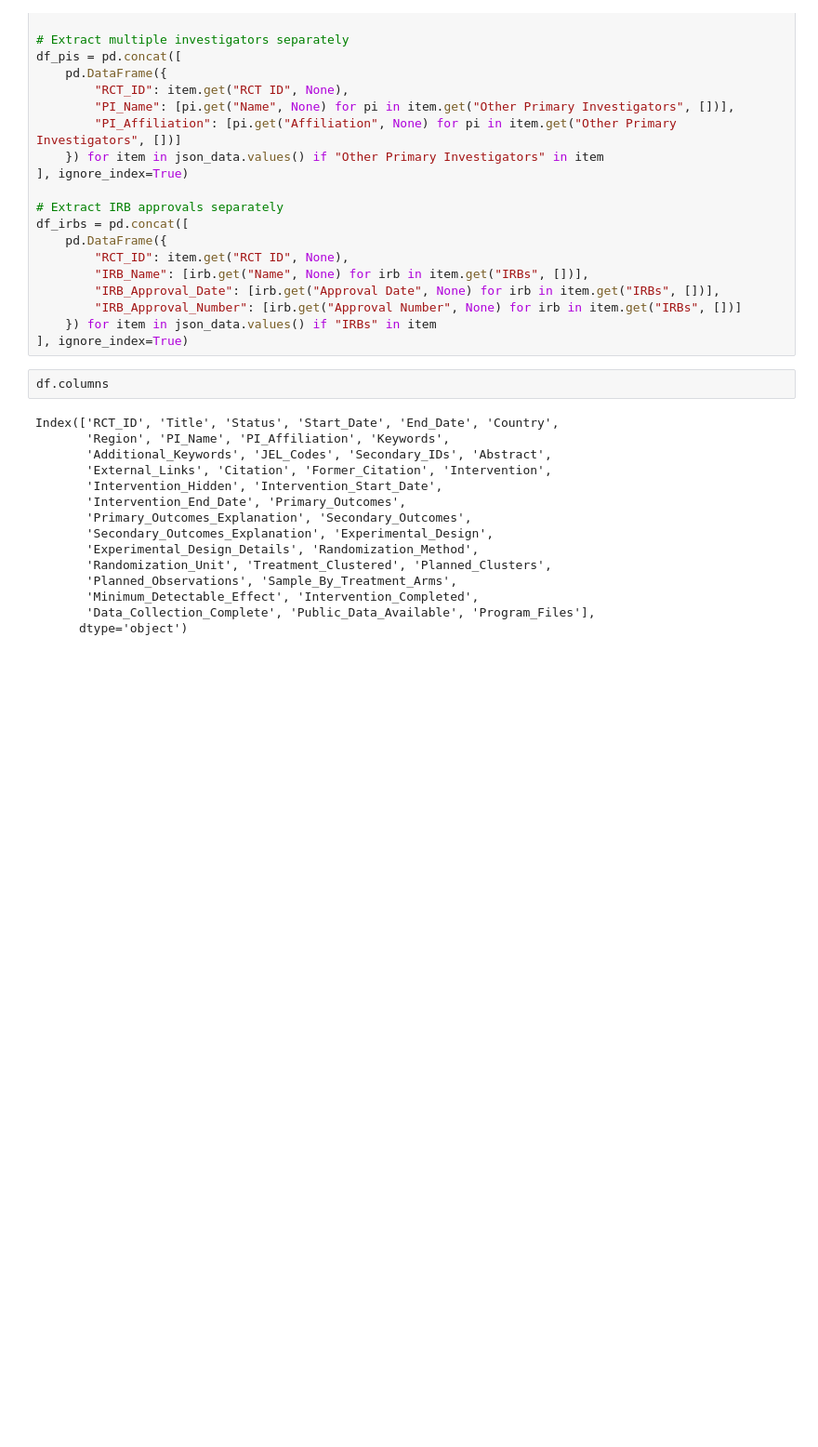
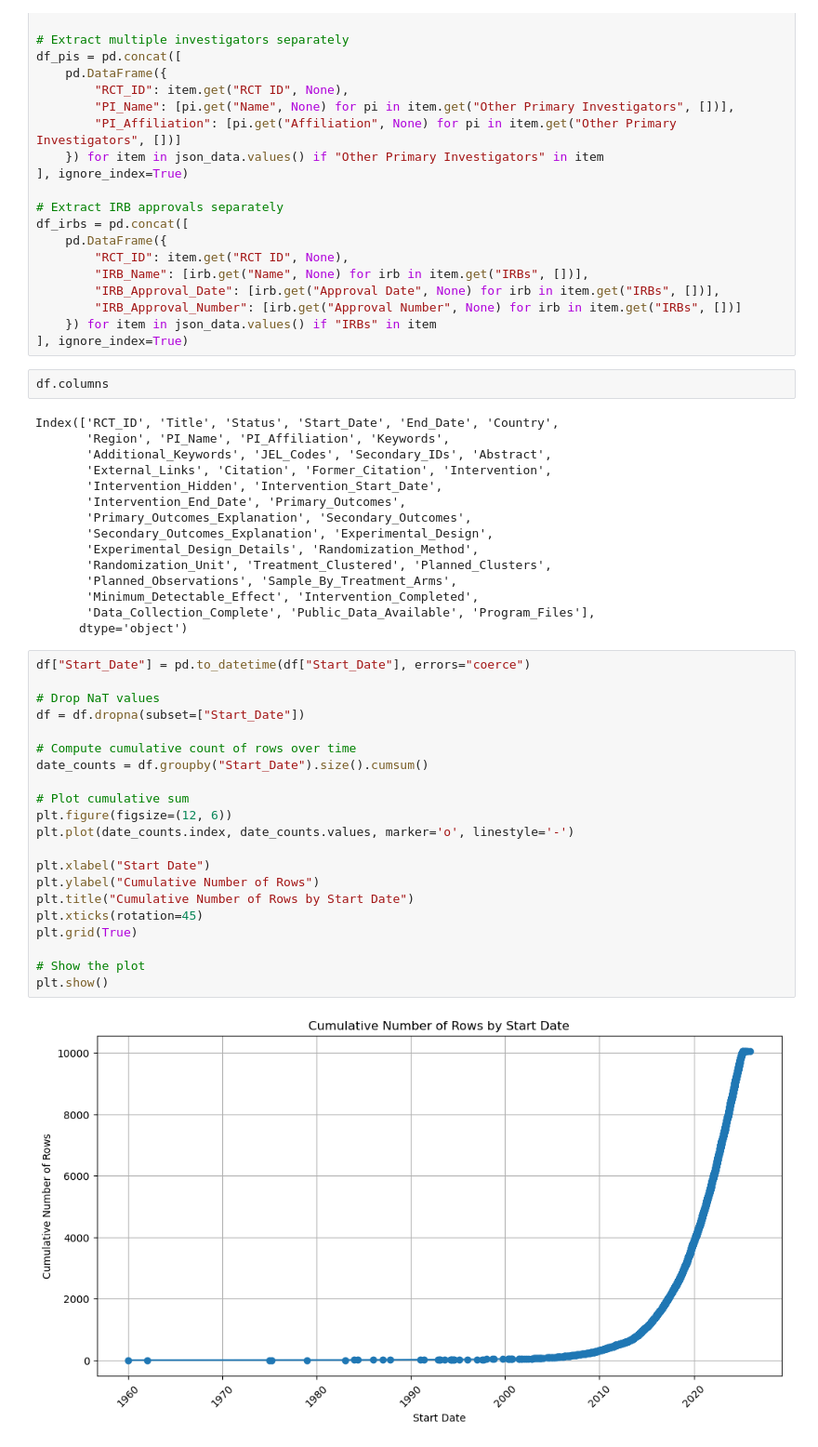
Before and after one commit to soodoku/aea_rct_reg, a Jupyter notebook: aea_rct.ipynb, the cells around one changed output. Shown at 93% size. Cells and saved outputs as stored; diff of their text form; blank space fills up the shorter version.

Commit message:
start date

```diff
--- a/aea_rct.ipynb
+++ b/aea_rct.ipynb
@@ -86,3 +90,26 @@ Index(['RCT_ID', 'Title', 'Status', 'Start_Date', 'End_Date', 'Country',
        'Minimum_Detectable_Effect', 'Intervention_Completed',
        'Data_Collection_Complete', 'Public_Data_Available', 'Program_Files'],
       dtype='object')
+# %%
+df["Start_Date"] = pd.to_datetime(df["Start_Date"], errors="coerce")
+
+# Drop NaT values
+df = df.dropna(subset=["Start_Date"])
+
+# Compute cumulative count of rows over time
+date_counts = df.groupby("Start_Date").size().cumsum()
+
+# Plot cumulative sum
+plt.figure(figsize=(12, 6))
+plt.plot(date_counts.index, date_counts.values, marker='o', linestyle='-')
+
+plt.xlabel("Start Date")
+plt.ylabel("Cumulative Number of Rows")
+plt.title("Cumulative Number of Rows by Start Date")
+plt.xticks(rotation=45)
+plt.grid(True)
+
+# Show the plot
+plt.show()
+# %% [output]
+[figure, added]
```
Also changed, not shown: parts of 10 cells of this notebook, 2 other files.
